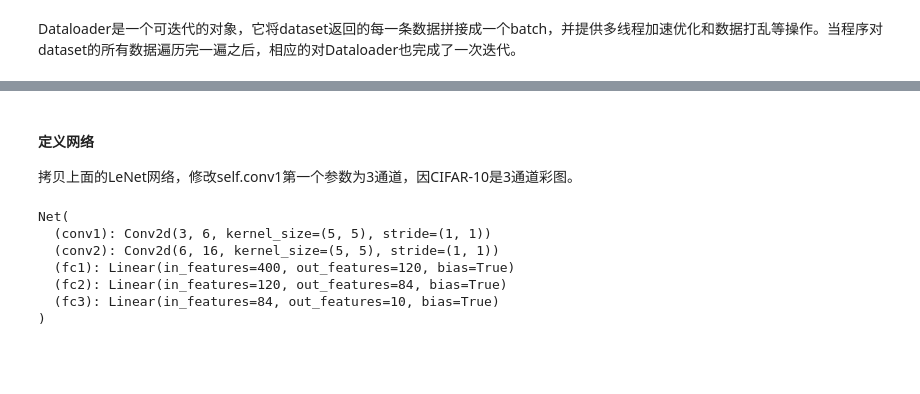
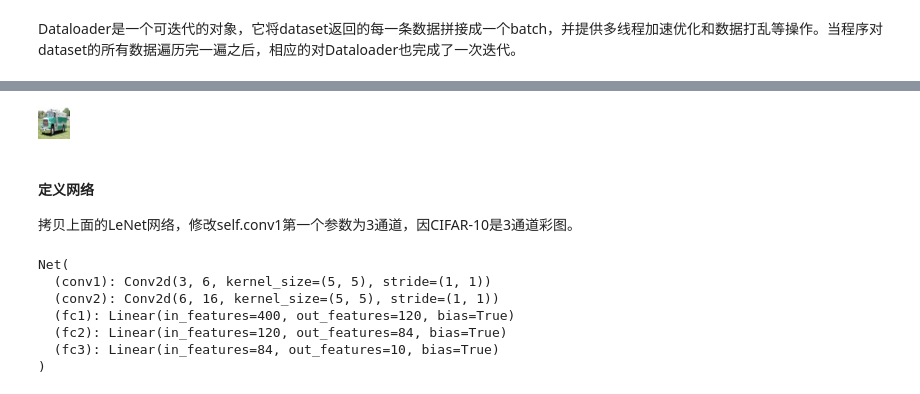
Before and after one commit to 593903762/shenduxuexikuangjia_pytorch, a Jupyter notebook: chapter02-quickstart/chapter2: PyTorch快速入门.ipynb, the cells around one changed output, grey strips where cells are left out. Cells and saved outputs as stored; diff of their text form; code cells hidden in the pictures; blank space fills up the shorter version.

```diff
--- a/chapter02-quickstart/chapter2: PyTorch快速入门.ipynb
+++ b/chapter02-quickstart/chapter2: PyTorch快速入门.ipynb
@@ -628,0 +704,7 @@ show(tv.utils.make_grid((images+1)/2)).resize((400,100))
+# %%
+images, labels = dataiter.next()
+print(images.size())
+for i in range(4):
+    print(classes[labels[i]])
+    print(images[i].size())
+#     show(((images[i]+1)/2))
@@ -629,3 +721,7 @@ show(tv.utils.make_grid((images+1)/2)).resize((400,100))
+# %%
+show((images[0]+1)/2)
+# %% [output]
+[figure, added]
 # %% [markdown]
 ####   定义网络
 
```
Also changed, not shown: parts of 24 cells of this notebook, 2 other files.
